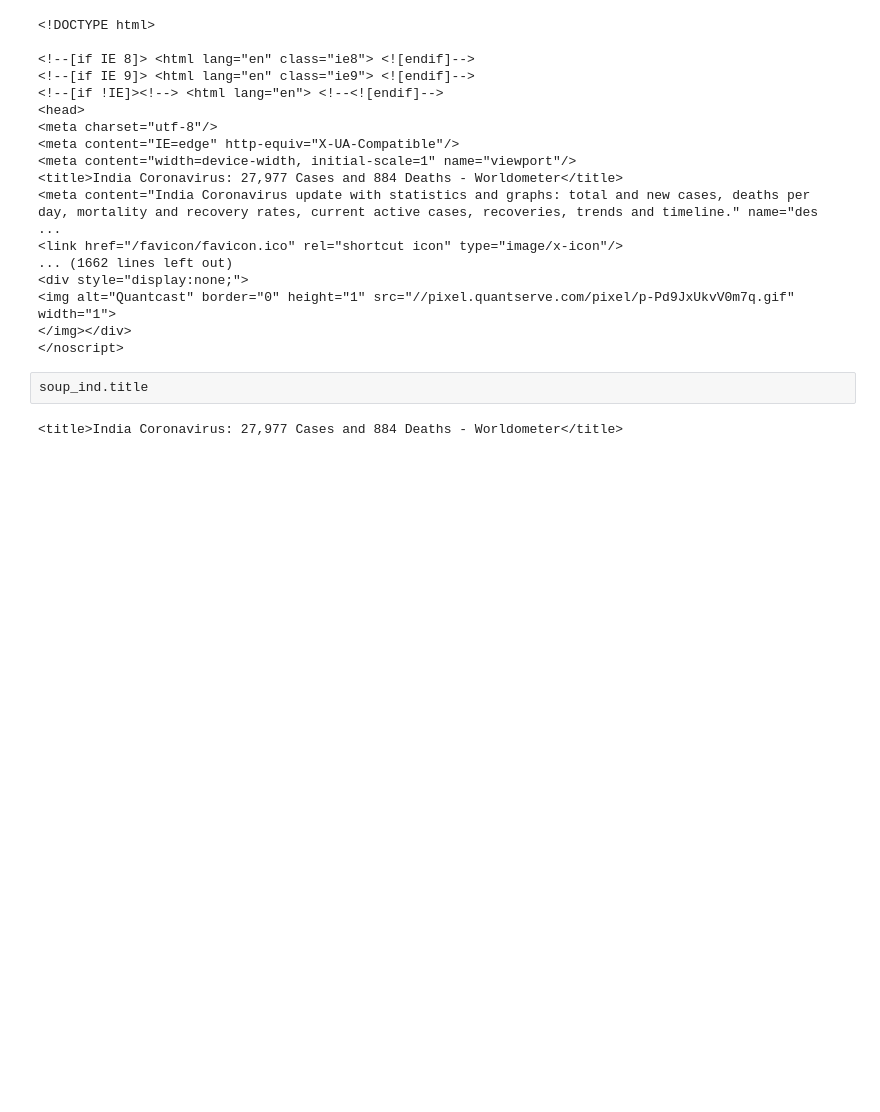
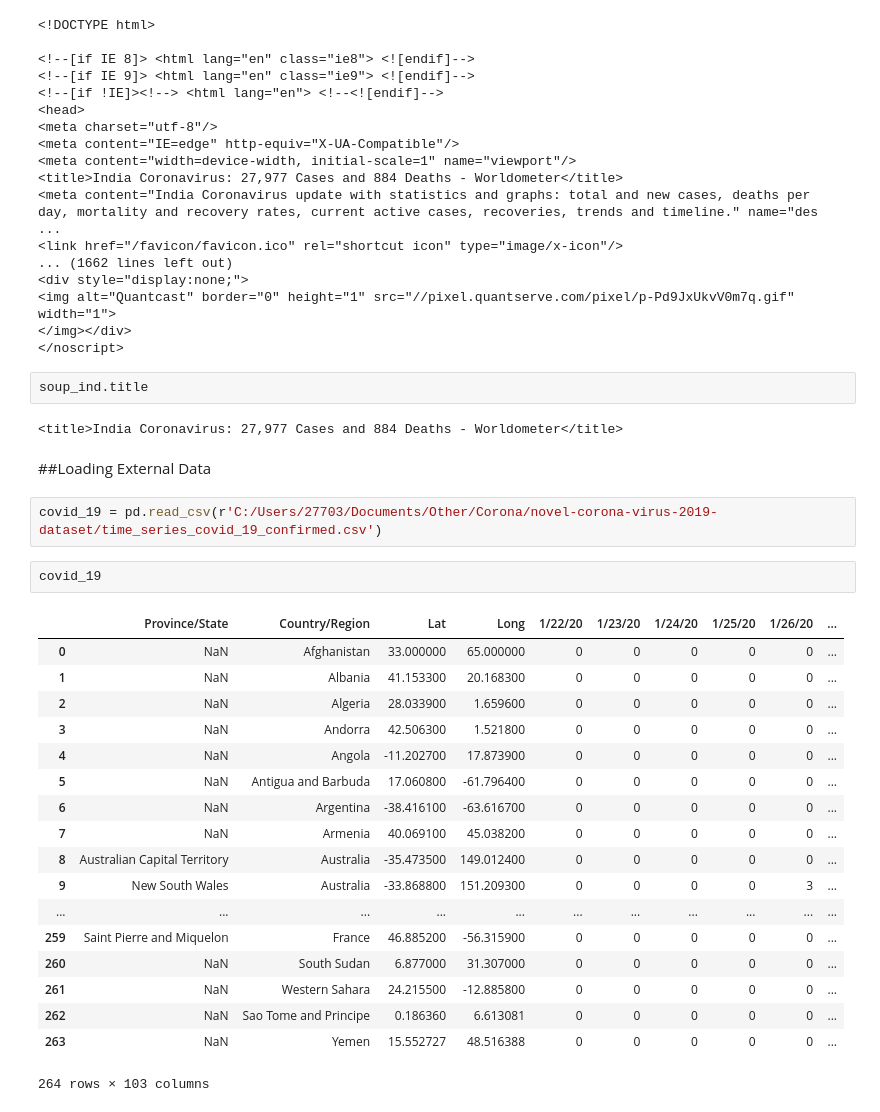
Before and after one commit to akambarish/AIML, a Jupyter notebook: Covid_19.ipynb, the cells around one changed output. Cells and saved outputs as stored; diff of their text form; blank space fills up the shorter version.

```diff
--- a/Covid_19.ipynb
+++ b/Covid_19.ipynb
@@ -256,3 +256,28 @@ soup_ind
 soup_ind.title
 # %% [output]
 <title>India Coronavirus: 27,977 Cases and 884 Deaths - Worldometer</title>
+# %% [markdown]
+##Loading External Data
+# %%
+covid_19 = pd.read_csv(r'C:/Users/27703/Documents/Other/Corona/novel-corona-virus-2019-dataset/time_series_covid_19_confirmed.csv')
+# %%
+covid_19
+# %% [output]
+|  | Province/State | Country/Region | Lat | Long | 1/22/20 | 1/23/20 | 1/24/20 | 1/25/20 | 1/26/20 | ... |
+| 0 | NaN | Afghanistan | 33.000000 | 65.000000 | 0 | 0 | 0 | 0 | 0 | ... |
+| 1 | NaN | Albania | 41.153300 | 20.168300 | 0 | 0 | 0 | 0 | 0 | ... |
+| 2 | NaN | Algeria | 28.033900 | 1.659600 | 0 | 0 | 0 | 0 | 0 | ... |
+| 3 | NaN | Andorra | 42.506300 | 1.521800 | 0 | 0 | 0 | 0 | 0 | ... |
+| 4 | NaN | Angola | -11.202700 | 17.873900 | 0 | 0 | 0 | 0 | 0 | ... |
+| 5 | NaN | Antigua and Barbuda | 17.060800 | -61.796400 | 0 | 0 | 0 | 0 | 0 | ... |
+| 6 | NaN | Argentina | -38.416100 | -63.616700 | 0 | 0 | 0 | 0 | 0 | ... |
+| 7 | NaN | Armenia | 40.069100 | 45.038200 | 0 | 0 | 0 | 0 | 0 | ... |
+| 8 | Australian Capital Territory | Australia | -35.473500 | 149.012400 | 0 | 0 | 0 | 0 | 0 | ... |
+| 9 | New South Wales | Australia | -33.868800 | 151.209300 | 0 | 0 | 0 | 0 | 3 | ... |
+| ... | ... | ... | ... | ... | ... | ... | ... | ... | ... | ... |
+| 259 | Saint Pierre and Miquelon | France | 46.885200 | -56.315900 | 0 | 0 | 0 | 0 | 0 | ... |
+| 260 | NaN | South Sudan | 6.877000 | 31.307000 | 0 | 0 | 0 | 0 | 0 | ... |
+| 261 | NaN | Western Sahara | 24.215500 | -12.885800 | 0 | 0 | 0 | 0 | 0 | ... |
+| 262 | NaN | Sao Tome and Principe | 0.186360 | 6.613081 | 0 | 0 | 0 | 0 | 0 | ... |
+| 263 | NaN | Yemen | 15.552727 | 48.516388 | 0 | 0 | 0 | 0 | 0 | ... |
+264 rows × 103 columns
```
Also changed, not shown: parts of 1 cell of this notebook.
